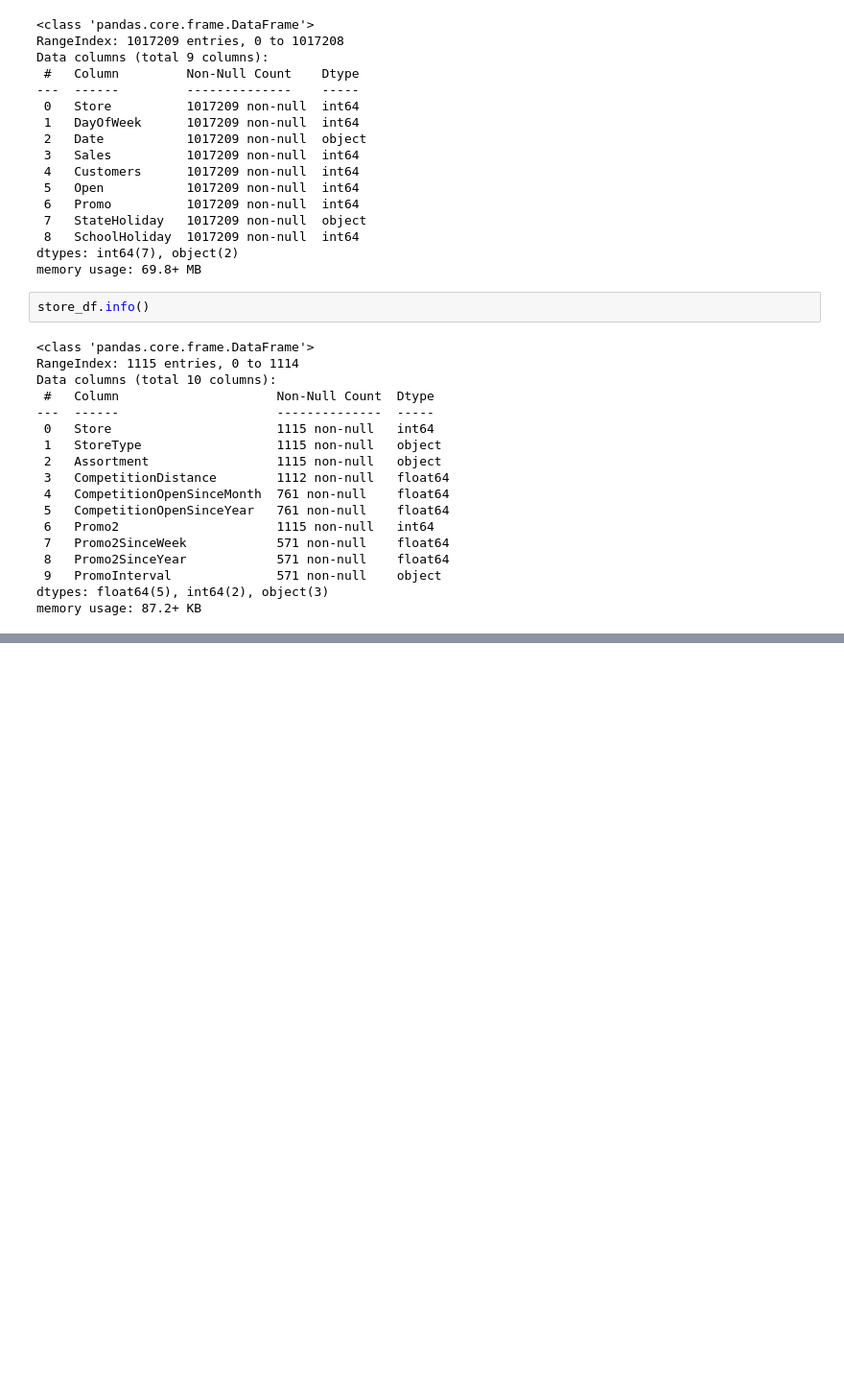
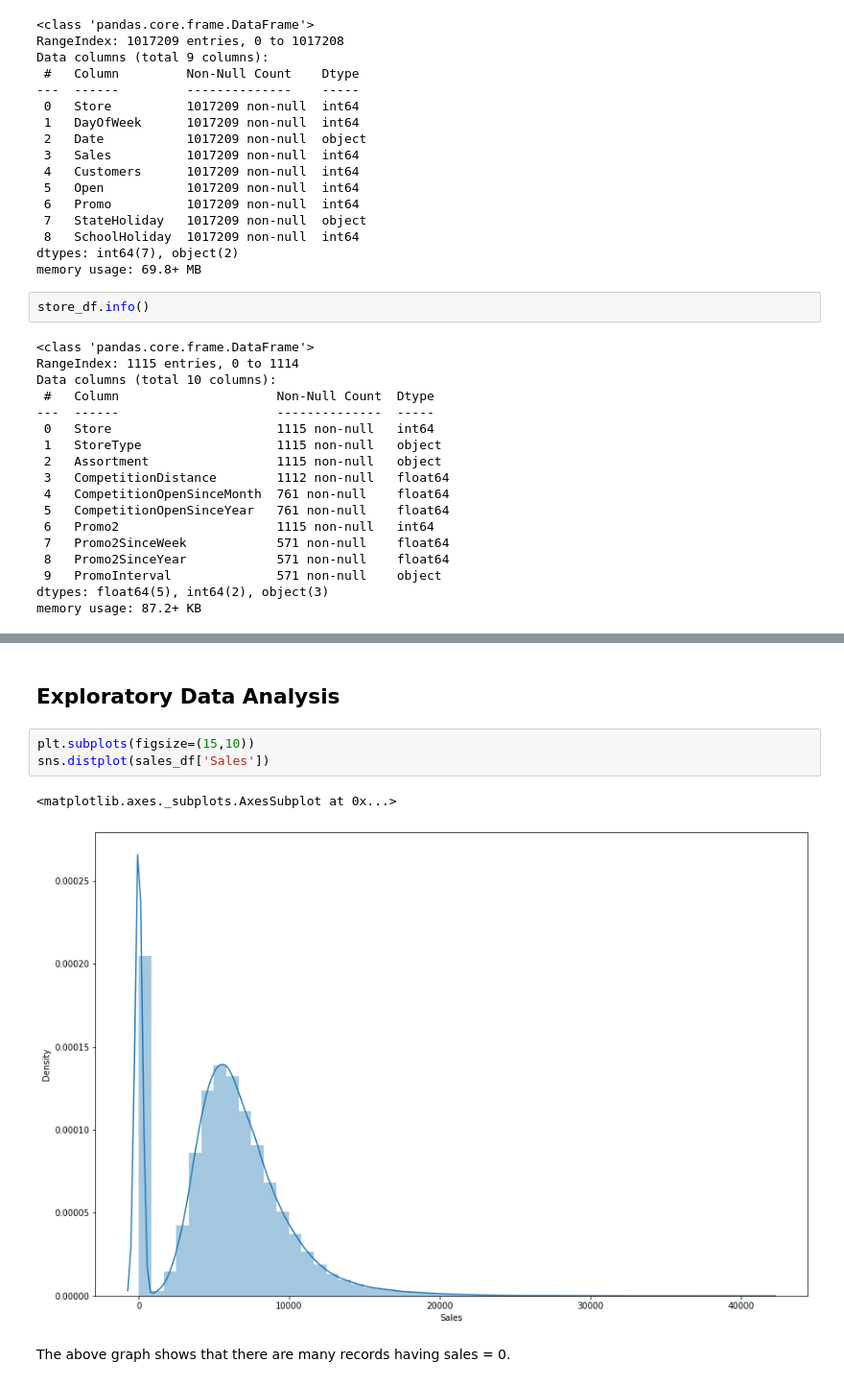
Before and after one commit to M0n1ka-05/Rossmann_Sale_Prediction, a Jupyter notebook: Monika_Shinde_Team_4_Rossmann_Sales_Prediction_Capstone_Project.ipynb, the cells around one changed output, grey strips where cells are left out. Shown: that part at 96% size. Cells and saved outputs as stored; diff of their text form; blank space fills up the shorter version.

```diff
--- a/Monika_Shinde_Team_4_Rossmann_Sales_Prediction_Capstone_Project.ipynb
+++ b/Monika_Shinde_Team_4_Rossmann_Sales_Prediction_Capstone_Project.ipynb
@@ -170,0 +193,10 @@ memory usage: 87.2+ KB
+# %% [markdown]
+## **Exploratory Data Analysis**
+# %%
+plt.subplots(figsize=(15,10))
+sns.distplot(sales_df['Sales'])
+# %% [output]
+<matplotlib.axes._subplots.AxesSubplot at 0x...>
+[figure, added]
+# %% [markdown]
+The above graph shows that there are many records having sales  = 0.
```
Also changed, not shown: parts of 47 cells of this notebook.
